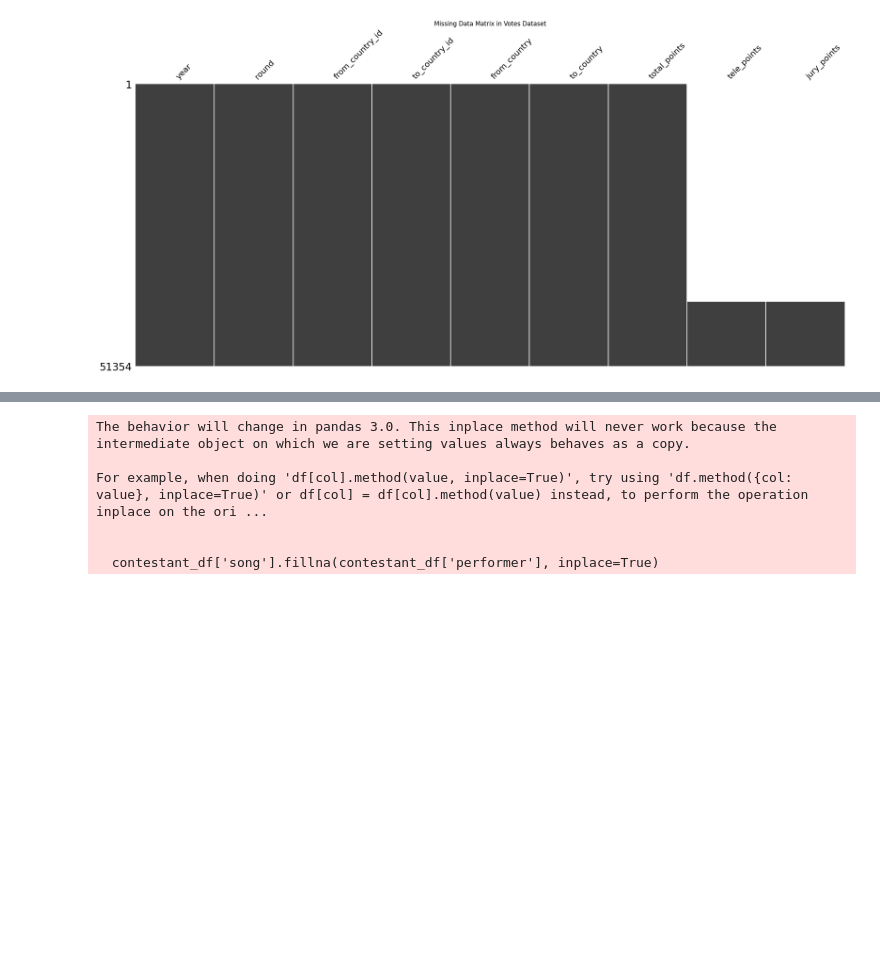
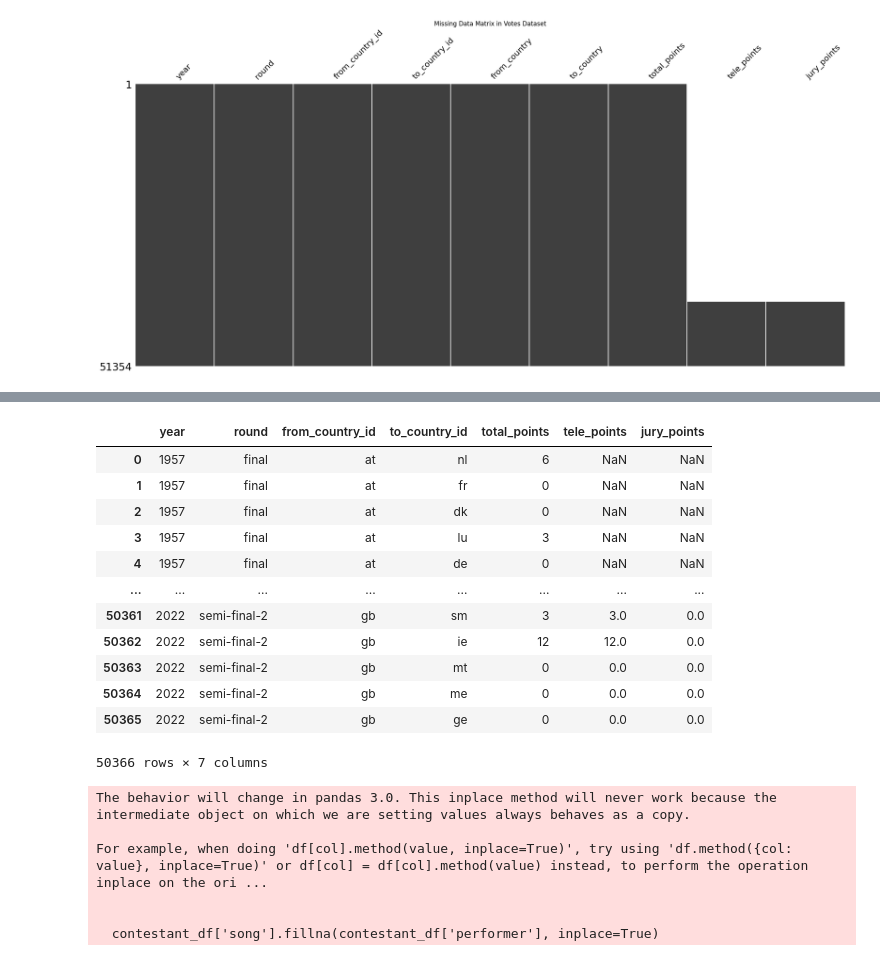
Before and after one commit to mikfre1/Eurotrash, a Jupyter notebook: data_review.ipynb, the cells around one changed output, grey strips where cells are left out. Cells and saved outputs as stored; diff of their text form; code cells hidden in the pictures; blank space fills up the shorter version.

Commit message:
Small adjustments to the datasets

```diff
--- a/data_review.ipynb
+++ b/data_review.ipynb
@@ -55,7 +37,7 @@ import missingno as msno
 # %%
 #Load Data
 contestant_df = pd.read_csv('dataset/contestants_cleaned.csv')
-vote_df = pd.read_csv('dataset/votes.csv')
+vote_df = pd.read_csv('dataset/votes_cleaned.csv.csv')
 # %%
 contestant_df.to_csv('dataset/contestants_cleaned.csv', index=False)
 vote_df.to_csv('dataset/votes_cleaned.csv', index=False)
@@ -186,3 +198,19 @@ Change Country of czechia and North macedonia to have consistency. Also with the
+# %%
+vote_df
+# %% [output]
+|  | year | round | from_country_id | to_country_id | total_points | tele_points | jury_points |
+| 0 | 1957 | final | at | nl | 6 | NaN | NaN |
+| 1 | 1957 | final | at | fr | 0 | NaN | NaN |
+| 2 | 1957 | final | at | dk | 0 | NaN | NaN |
+| 3 | 1957 | final | at | lu | 3 | NaN | NaN |
+| 4 | 1957 | final | at | de | 0 | NaN | NaN |
+| ... | ... | ... | ... | ... | ... | ... | ... |
+| 50361 | 2022 | semi-final-2 | gb | sm | 3 | 3.0 | 0.0 |
+| 50362 | 2022 | semi-final-2 | gb | ie | 12 | 12.0 | 0.0 |
+| 50363 | 2022 | semi-final-2 | gb | mt | 0 | 0.0 | 0.0 |
+| 50364 | 2022 | semi-final-2 | gb | me | 0 | 0.0 | 0.0 |
+| 50365 | 2022 | semi-final-2 | gb | ge | 0 | 0.0 | 0.0 |
+50366 rows × 7 columns
 # %%
 # Fix missing Song Titles
 contestant_df['song'].fillna(contestant_df['performer'], inplace=True)
```
Also changed, not shown: parts of 9 cells of this notebook, 2 other files.
